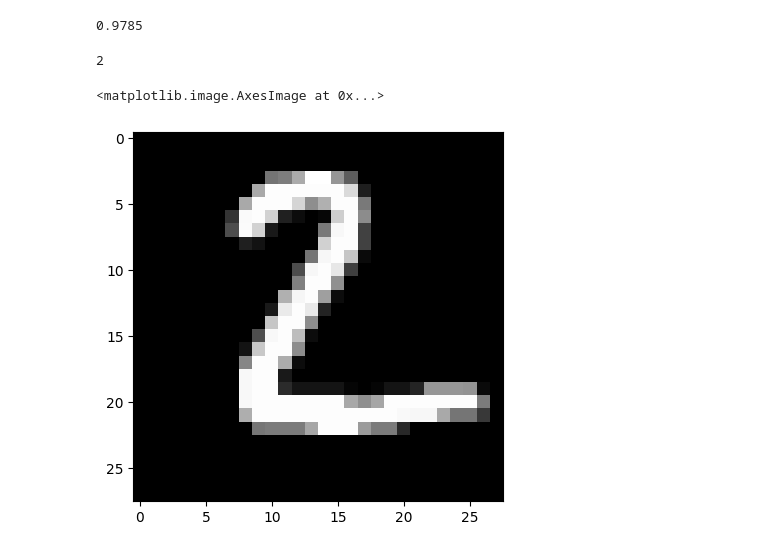
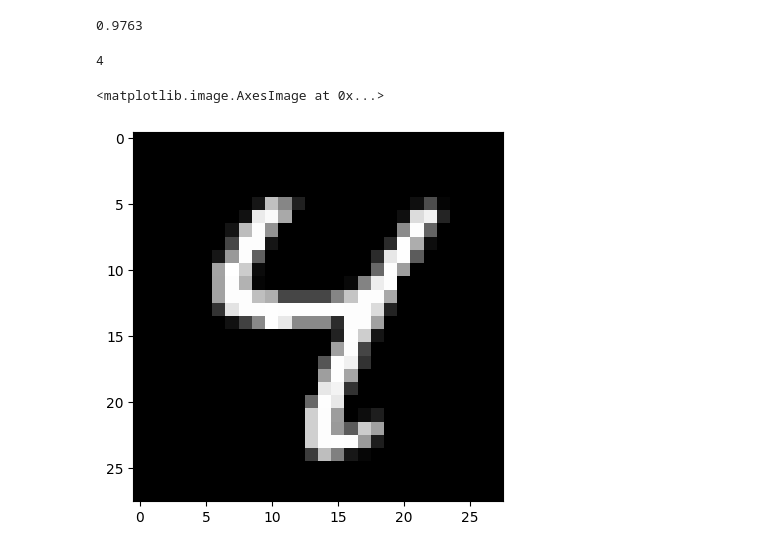
Before and after one commit to BjarniHaukur/milligrad, a Jupyter notebook: examples/mnist.ipynb, the cells around one changed output. Saved outputs shown, nothing was run; the diff lists cells and outputs as text; code cells hidden in the pictures.

```diff
--- a/examples/mnist.ipynb
+++ b/examples/mnist.ipynb
@@ -24,7 +24,7 @@ y_train, y_test = np.eye(10)[y_train], np.eye(10)[y_test]
 mean, std = x_train.mean(), x_train.std()
 x_train, x_test = (x_train - mean) / std, (x_test - mean) / std
 # %%
-class MLP(Module):
+class MLP:
     def __init__(self):
         super().__init__()
         self.w1 = Tensor.xavier(784, 128)
@@ -35,9 +35,6 @@ class MLP(Module):
     def __call__(self, x:Tensor)->Tensor:
         x = (x @ self.w1 + self.b1).relu()
         return x @ self.w2 + self.b2
-
-    def parameters(self)->list[Tensor]:
-        return [self.w1, self.b1, self.w2, self.b2]
 # %%
 def accuracy(y_true, y_pred):
     return np.mean(np.argmax(y_true, axis=1) == np.argmax(y_pred, axis=1))
@@ -84,12 +83,14 @@ plt.plot(accuracies)
 # %%
 accuracy(y_test, model(Tensor(x_test)).data)
 # %% [output]
-0.9785
+0.9763
 # %%
-print(model(Tensor(x_test[1])).data.argmax())
+idx = 6
 
-plt.imshow(x_test[1].reshape(28, 28), cmap='gray')
+print(model(Tensor(x_test[idx])).data.argmax())
+
+plt.imshow(x_test[idx].reshape(28, 28), cmap='gray')
 # %% [output]
-2
+4
 <matplotlib.image.AxesImage at 0x...>
-[figure, old version]
+[figure, new version]
```
Also changed, not shown: parts of 5 cells of this notebook, 3 other files.
